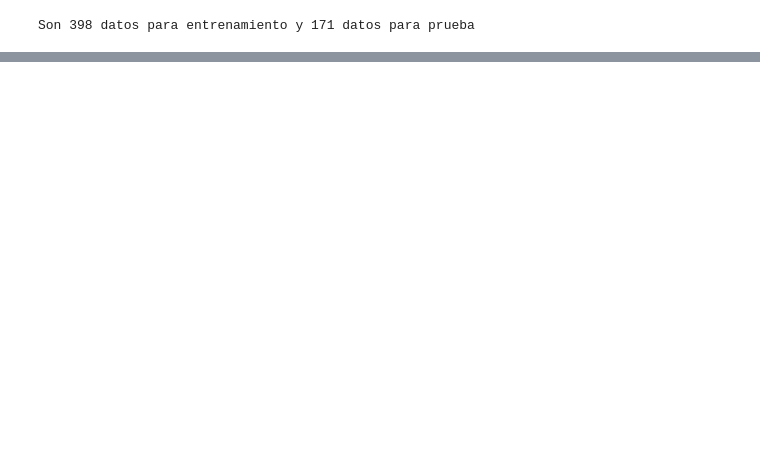
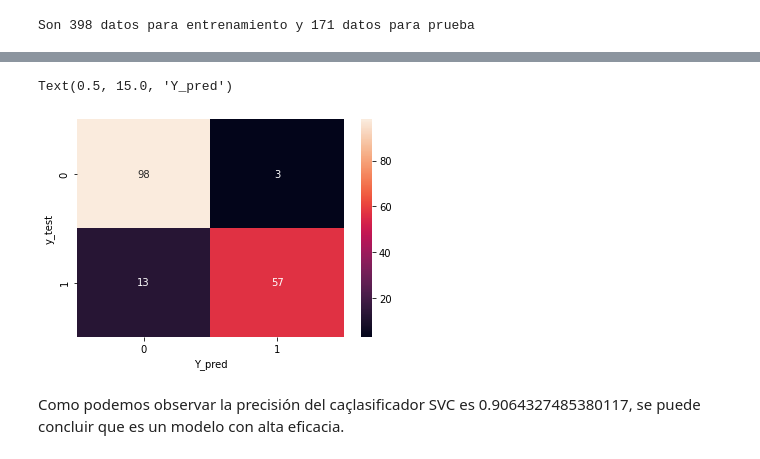
Before and after one commit to RonnyGuevara/Machine-Learning, a Jupyter notebook: TP4/TP4_ML.ipynb, the cells around one changed output, grey strips where cells are left out. Cells and saved outputs as stored; diff of their text form; code cells hidden in the pictures; blank space fills up the shorter version.

```diff
--- a/TP4/TP4_ML.ipynb
+++ b/TP4/TP4_ML.ipynb
@@ -218,0 +231,5 @@ Precisión Vecinos más Cercanos: 0.9349736379613357
+# %%
+knn = neighbors.KNeighborsClassifier(n_neighbors=10)
+knn.fit(X_train, y_train)
+prediction = knn.predict(X_test)
+print('Precisión Vecinos más Cercanos: {}'.format(metrics.accuracy_score(prediction,y_test)))
@@ -218,0 +240,5 @@ Precisión Vecinos más Cercanos: 0.9349736379613357
+# %%
+knn = neighbors.KNeighborsClassifier(n_neighbors=40)
+knn.fit(X_train, y_train)
+prediction = knn.predict(X_test)
+print('Precisión Vecinos más Cercanos: {}'.format(metrics.accuracy_score(prediction,y_test)))
@@ -218,0 +260,7 @@ Precisión Vecinos más Cercanos: 0.9349736379613357
+# %%
+#@title Seleccione el procentaje de entrenamiento { run: "auto" }
+n_neighbors = 9 #@param {type:"slider", min:1, max:100, step:1}
+knn = neighbors.KNeighborsClassifier(n_neighbors=n_neighbors)
+knn.fit(X_train, y_train)
+prediction = knn.predict(X_test)
+print('Precisión Vecinos más Cercanos: {}'.format(metrics.accuracy_score(prediction,y_test)))
@@ -218,0 +271,5 @@ Precisión Vecinos más Cercanos: 0.9349736379613357
+# %%
+model = svm.SVC()
+model.fit(X_train, y_train)
+Y_pred = model.predict(X_test)
+print('Precisión SVC: {}'.format(metrics.accuracy_score(Y_pred,y_test)))
@@ -218,0 +292,11 @@ Precisión Vecinos más Cercanos: 0.9349736379613357
+# %%
+cm = confusion_matrix(y_test, Y_pred , labels=[0, 1])
+ax= plt.subplot()
+sns.heatmap(cm, annot=True, ax= ax)
+ax.set_ylabel('y_test')
+ax.set_xlabel('Y_pred')
+# %% [output]
+Text(0.5, 15.0, 'Y_pred')
+[figure, added]
+# %% [markdown]
+Como podemos observar la precisión del caçlasificador SVC es 0.9064327485380117, se puede concluir que es un modelo con alta eficacia.
```
Also changed, not shown: parts of 44 cells of this notebook.
